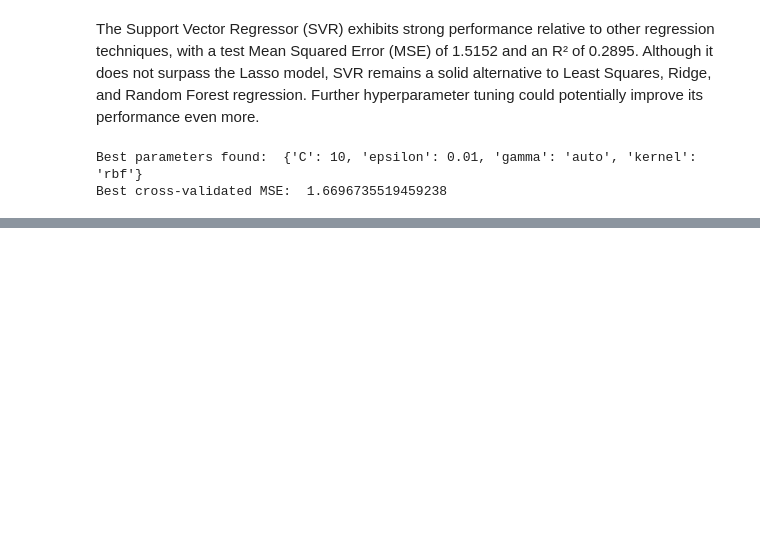
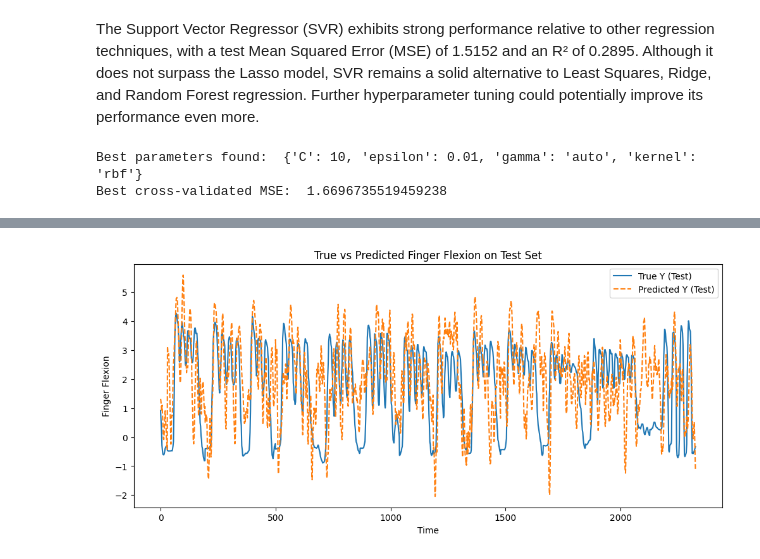
Before and after one commit to YessineMkaouar/Practical-Machine-Learning, a Jupyter notebook: Regression/Lab2.ipynb, the cells around one changed output, grey strips where cells are left out. Saved outputs shown, nothing was run; the diff lists cells and outputs as text; code cells hidden in the pictures; blank space fills up the shorter version.

```diff
--- a/Regression/Lab2.ipynb
+++ b/Regression/Lab2.ipynb
@@ -836,0 +939,21 @@ Best cross-validated MSE:  1.6696735519459238
+# %%
+# Get best parameters and estimator
+best_params = grid_search.best_params_
+best_mlp_model = grid_search.best_estimator_
+
+# Make predictions with the best model
+Y_train_pred_best_mlp = best_mlp_model.predict(X_train)
+Y_test_pred_best_mlp = best_mlp_model.predict(X_test)
+
+# Compute MSE and R² for the best model
+mse_train_best_mlp = mean_squared_error(Y_train, Y_train_pred_best_mlp)
+r2_train_best_mlp = r2_score(Y_train, Y_train_pred_best_mlp)
+
+mse_test_best_mlp = mean_squared_error(Y_test, Y_test_pred_best_mlp)
+r2_test_best_mlp = r2_score(Y_test, Y_test_pred_best_mlp)
+
+# Print the results
+print(f"Best MLP Training MSE: {mse_train_best_mlp:.4f}")
+print(f"Best MLP Training R²: {r2_train_best_mlp:.4f}")
+print(f"Best MLP Test MSE: {mse_test_best_mlp:.4f}")
+print(f"Best MLP Test R²: {r2_test_best_mlp:.4f}")
@@ -836,0 +967,12 @@ Best cross-validated MSE:  1.6696735519459238
+# %%
+# Plot the true and predicted values for the test set
+plt.figure(figsize=(12, 5))
+plt.plot(Y_test, label='True Y (Test)')
+plt.plot(Y_test_pred_best_mlp, label='Predicted Y (Test)', linestyle='--')
+plt.title('True vs Predicted Finger Flexion on Test Set')
+plt.xlabel('Time')
+plt.ylabel('Finger Flexion')
+plt.legend()
+plt.show()
+# %% [output]
+[figure, added]
```
Also changed, not shown: parts of 30 cells of this notebook.
